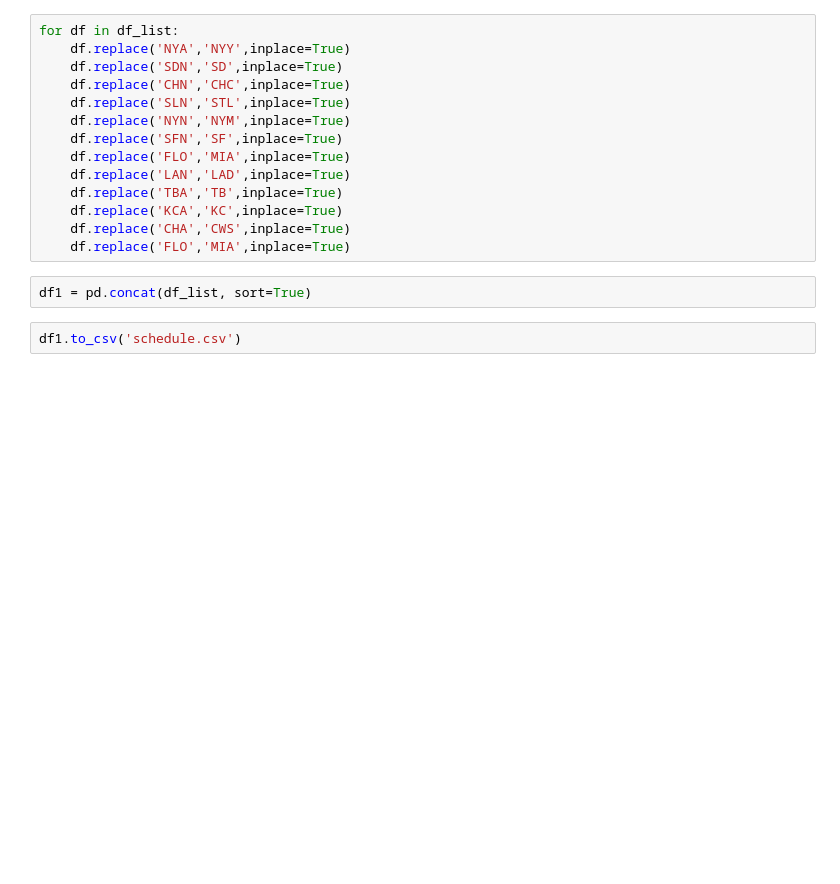
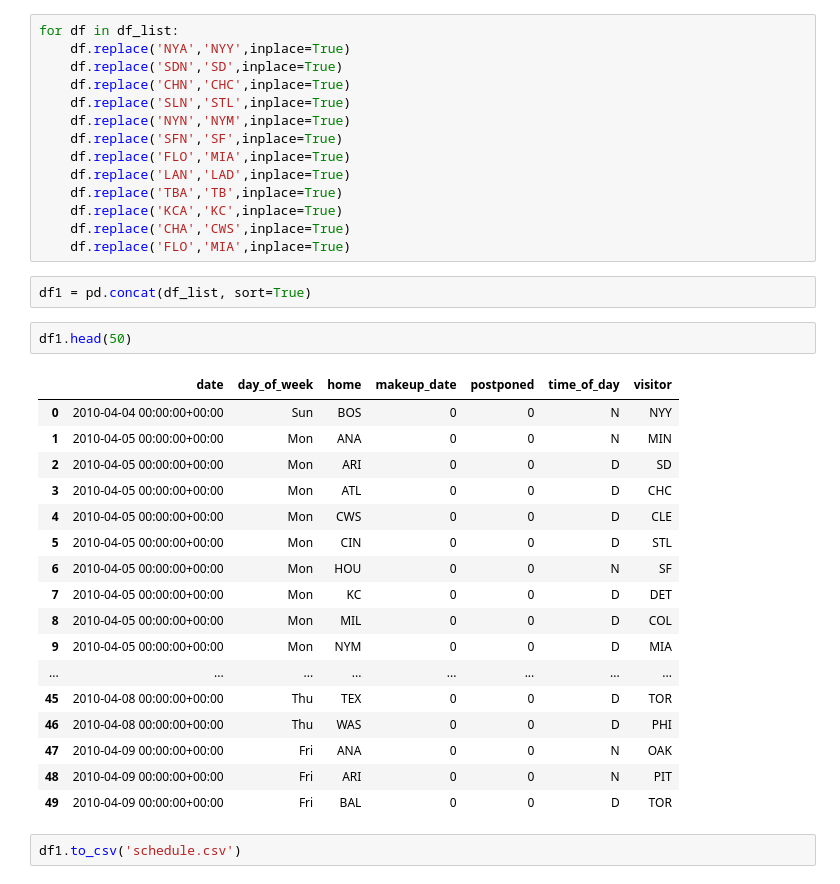
Before and after one commit to jacoblucas95/MLB-Betting-Strategies, a Jupyter notebook: data/sched_clean.ipynb, the cells around one changed output. Drawn from its saved outputs; the diff is of its cells as text; blank space fills up the shorter version.

```diff
--- a/data/sched_clean.ipynb
+++ b/data/sched_clean.ipynb
@@ -46,5 +60,25 @@ for df in df_list:
     df.replace('FLO','MIA',inplace=True)
 # %%
 df1 = pd.concat(df_list, sort=True)
+# %%
+df1.head(50)
+# %% [output]
+|  | date | day_of_week | home | makeup_date | postponed | time_of_day | visitor |
+| 0 | 2010-04-04 00:00:00+00:00 | Sun | BOS | 0 | 0 | N | NYY |
+| 1 | 2010-04-05 00:00:00+00:00 | Mon | ANA | 0 | 0 | N | MIN |
+| 2 | 2010-04-05 00:00:00+00:00 | Mon | ARI | 0 | 0 | D | SD |
+| 3 | 2010-04-05 00:00:00+00:00 | Mon | ATL | 0 | 0 | D | CHC |
+| 4 | 2010-04-05 00:00:00+00:00 | Mon | CWS | 0 | 0 | D | CLE |
+| 5 | 2010-04-05 00:00:00+00:00 | Mon | CIN | 0 | 0 | D | STL |
+| 6 | 2010-04-05 00:00:00+00:00 | Mon | HOU | 0 | 0 | N | SF |
+| 7 | 2010-04-05 00:00:00+00:00 | Mon | KC | 0 | 0 | D | DET |
+| 8 | 2010-04-05 00:00:00+00:00 | Mon | MIL | 0 | 0 | D | COL |
+| 9 | 2010-04-05 00:00:00+00:00 | Mon | NYM | 0 | 0 | D | MIA |
+| ... | ... | ... | ... | ... | ... | ... | ... |
+| 45 | 2010-04-08 00:00:00+00:00 | Thu | TEX | 0 | 0 | D | TOR |
+| 46 | 2010-04-08 00:00:00+00:00 | Thu | WAS | 0 | 0 | D | PHI |
+| 47 | 2010-04-09 00:00:00+00:00 | Fri | ANA | 0 | 0 | N | OAK |
+| 48 | 2010-04-09 00:00:00+00:00 | Fri | ARI | 0 | 0 | N | PIT |
+| 49 | 2010-04-09 00:00:00+00:00 | Fri | BAL | 0 | 0 | D | TOR |
 # %%
 df1.to_csv('schedule.csv')
```
Also changed, not shown: parts of 2 cells of this notebook, 10 other files.
